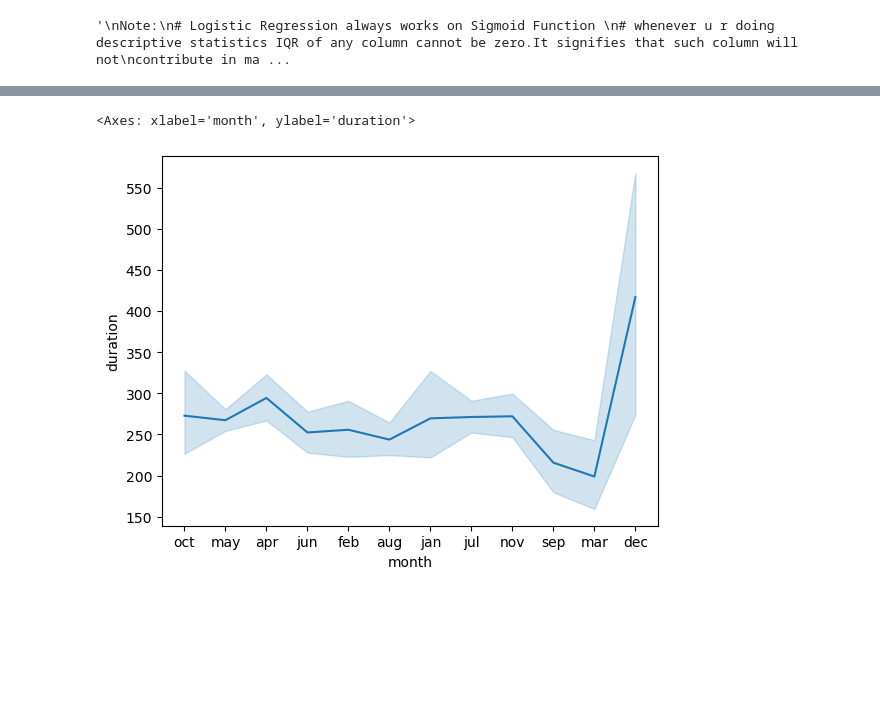
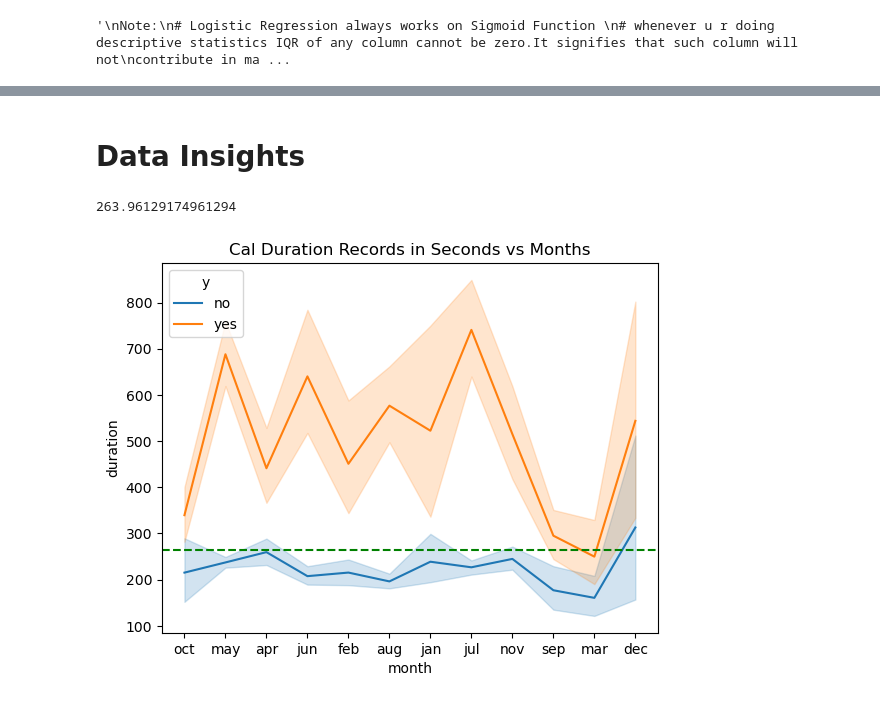
Before and after one commit to TechAnjum/Bank-Telemarketing_MLModel, a Jupyter notebook: Bank Telemarketing_MLModel.ipynb, the cells around one changed output, grey strips where cells are left out. Cells and saved outputs as stored; diff of their text form; code cells hidden in the pictures; blank space fills up the shorter version.

```diff
--- a/Bank Telemarketing_MLModel.ipynb
+++ b/Bank Telemarketing_MLModel.ipynb
@@ -104,5 +139,23 @@ contribute in machine learning Performance
+# %% [markdown]
+# Data Insights
+# %%
+'''
+1. 88.48% people did not subscribe bank term deposite .
+2. The Average call duration record is 264 seconds.This can be one of the cause for
+the people who have not subscribed the bank deposite.
+3. If the call duration is more than 300 seconds the chances are there that person
+will subscribe the bank term deposite.
+4.The Target Audience is Divorced People on call.
+5. The people who have taken loan are excluded from the Bank term deposite subscription.
+6. The peole who have housing loan are excluded from then bank term deposite subcription.
+'''
+df['duration'].mean()
+# %% [output]
+263.96129174961294
 # %%
-sns.lineplot(x = df['month'], y = df['duration'])
+sns.lineplot(x = df['month'], y = df['duration'],hue = df['y'])
+plt.axhline(df['duration'].mean(),linestyle = '--',color = 'green')
+plt.title('Cal Duration Records in Seconds vs Months')
+plt.show()
 # %% [output]
-<Axes: xlabel='month', ylabel='duration'>
-[figure, old version]
+[figure, new version]
```
Also changed, not shown: parts of 31 cells of this notebook, 1 other file.
